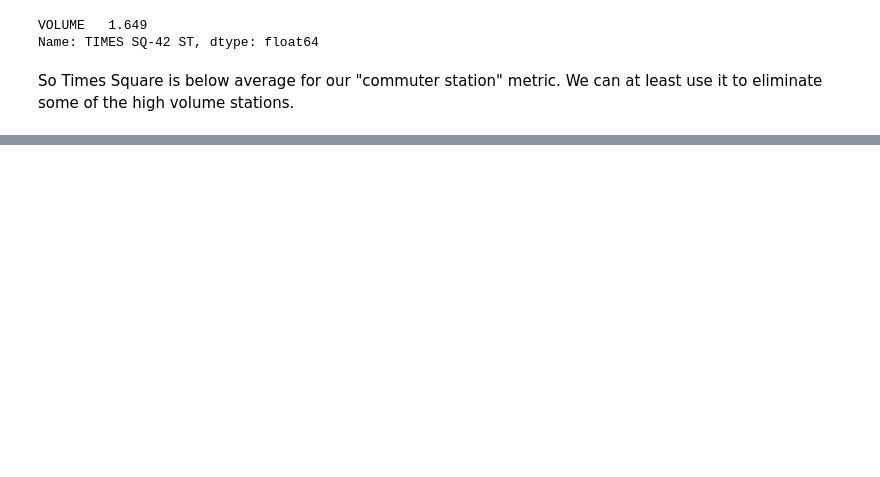
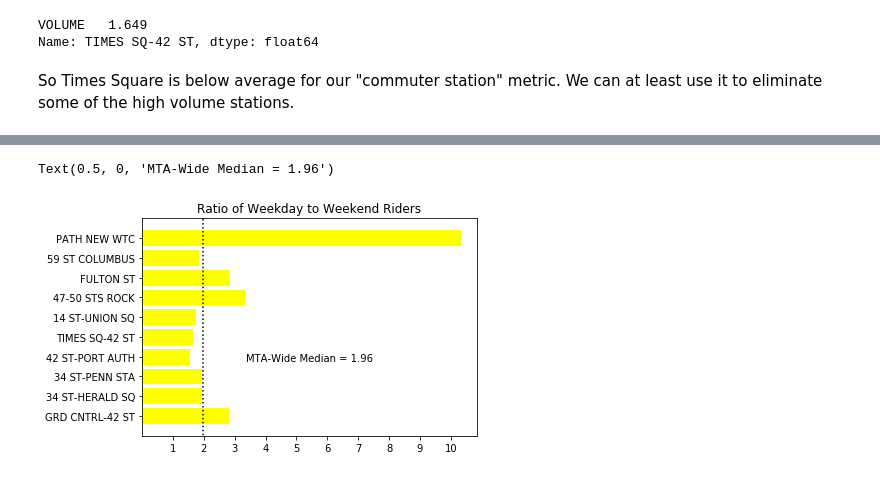
Before and after one commit to huge-reality/MTA_Project_Group_5, a Jupyter notebook: Weekdays Weekends1.ipynb, the cells around one changed output, grey strips where cells are left out. Drawn from its saved outputs; the diff is of its cells as text; code cells hidden in the pictures; blank space fills up the shorter version.

```diff
--- a/Weekdays Weekends1.ipynb
+++ b/Weekdays Weekends1.ipynb
@@ -368,0 +397,13 @@ So Times Square is below average for our "commuter station" metric. We can at le
+# %%
+ticks_x = np.linspace(1,10,10)
+new_x = diff2.index
+new_y = diff2.VOLUME
+plt.barh(new_x, new_y, color = 'yellow')
+plt.vlines(1.96,-3,15, linestyles = 'dotted')
+plt.gca().set_ylim(-1, 10)
+plt.xticks(ticks_x)
+plt.title('Ratio of Weekday to Weekend Riders')
+plt.xlabel('MTA-Wide Median = 1.96', labelpad = -100)
+# %% [output]
+Text(0.5, 0, 'MTA-Wide Median = 1.96')
+[figure, added]
```
Also changed, not shown: parts of 11 cells of this notebook, 3 other files.
